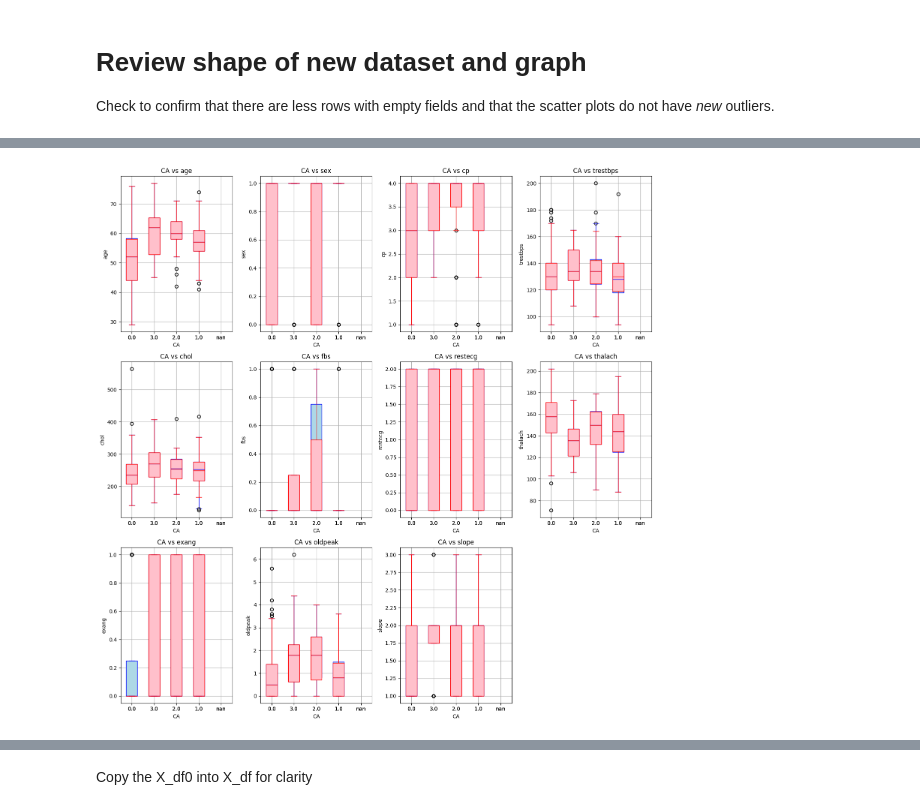
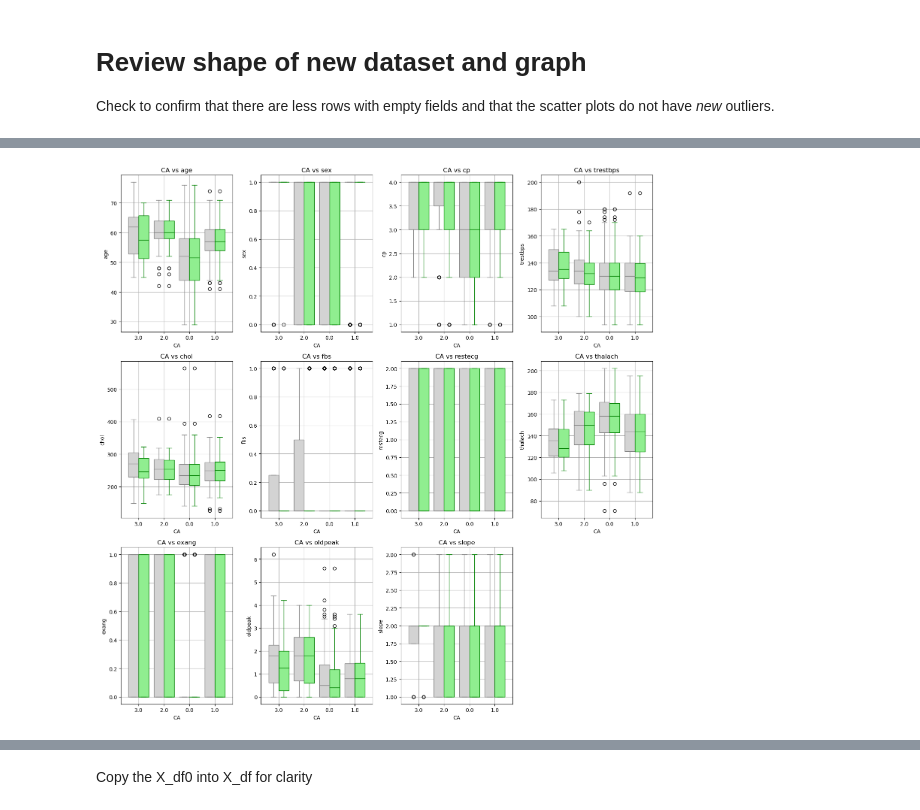
Before and after one commit to 00raymond/aiindustryproject, a Jupyter notebook: notebook.ipynb, the cells around one changed output, grey strips where cells are left out. Cells and saved outputs as stored; diff of their text form; code cells hidden in the pictures.

```diff
--- a/notebook.ipynb
+++ b/notebook.ipynb
@@ -123,7 +123,8 @@ for i, col in enumerate(cols):
 
     # Group data by unique values in 'ca'
     grouped_data = [X_df.loc[X_df['ca'] == val, col] for val in ca_unique]
-    ax.boxplot(grouped_data, tick_labels=ca_unique)
+    ax.boxplot(grouped_data)
+    ax.set_xticklabels(ca_unique)
 
     ax.set_title(f'CA vs {col}')
     ax.set_xlabel('CA')
@@ -146,7 +147,8 @@ for i, col in enumerate(cols):
     ax = axes[i]
 
     grouped_data = [X_df.loc[X_df['thal'] == val, col] for val in thal_unique]
-    ax.boxplot(grouped_data, tick_labels=thal_unique)
+    ax.boxplot(grouped_data)
+    ax.set_xticklabels(thal_unique)
 
     ax.set_title(f'Thal vs {col}')
     ax.set_xlabel('Thal')
@@ -234,76 +236,32 @@ rows = (total_plots + cols_per_row - 1) // cols_per_row
 fig, axes = plt.subplots(rows, cols_per_row, figsize=(15, rows * 5))
 axes = axes.flatten()
 
-ca_unique = X_df['ca'].unique()
-
-thal_unique = X_df['thal'].unique()
-
-print("Blue: Original Data")
-print("Red: Imputed Data")
+ca_unique = X_df_cleaned['ca'].unique()
 
 for i, col in enumerate(cols):
     ax = axes[i]
 
-    # Group data by unique values in 'ca'
-    grouped_data = [X_df.loc[X_df['ca'] == val, col] for val in ca_unique]
-    ax.boxplot(grouped_data,
-               tick_labels=ca_unique,
-               patch_artist=True,
-               boxprops=dict(facecolor='lightblue', color='blue'),
-                medianprops=dict(color='blue'),
-                whiskerprops=dict(color='blue'),
-                capprops=dict(color='blue'))
+    # Group original and cleaned data by unique values of 'ca'
+    grouped_data_original = [X_df.loc[X_df['ca'] == val, col] for val in ca_unique]
+    grouped_data_cleaned = [X_df_cleaned.loc[X_df_cleaned['ca'] == val, col] for val in ca_unique]
 
-    grouped_data = [X_df0.loc[X_df0['ca'] == val, col] for val in ca_unique]
-    ax.boxplot(grouped_data,
-               tick_labels=ca_unique,
-               patch_artist=True,
-               boxprops=dict(facecolor='pink', color='red'),
-                medianprops=dict(color='red'),
-                whiskerprops=dict(color='red'),
-                capprops=dict(color='red'))
+    # Boxplot for original data
+    ax.boxplot(grouped_data_original,
+               positions=np.arange(len(ca_unique)) - 0.2, widths=0.4,
+               patch_artist=True, boxprops=dict(facecolor='lightgray', color='gray'),
+               medianprops=dict(color='gray'), whiskerprops=dict(color='gray'), capprops=dict(color='gray'))
+
+    # Boxplot for cleaned data
+    ax.boxplot(grouped_data_cleaned,
+               positions=np.arange(len(ca_unique)) + 0.2, widths=0.4,
+               patch_artist=True, boxprops=dict(facecolor='lightgreen', color='green'),
+               medianprops=dict(color='green'), whiskerprops=dict(color='green'), capprops=dict(color='green'))
 
     ax.set_title(f'CA vs {col}')
     ax.set_xlabel('CA')
     ax.set_ylabel(col)
-    ax.grid(True)
-
-# hide unused subplots
-for i in range(len(cols), len(axes)):
-    fig.delaxes(axes[i])
-
-plt.tight_layout()
-plt.show()
-
-# plot Thal against all other columns except CA and Thal
-fig, axes = plt.subplots(rows, cols_per_row, figsize=(15, rows * 5))
-axes = axes.flatten()
-
-for i, col in enumerate(cols):
-    ax = axes[i]
-
-    # Group data by unique values in 'thal'
-    grouped_data = [X_df.loc[X_df['thal'] == val, col] for val in thal_unique]
-    ax.boxplot(grouped_data,
-               tick_labels=thal_unique,
-               patch_artist=True,
-               boxprops=dict(facecolor='lightblue', color='blue'),
-                medianprops=dict(color='blue'),
-                whiskerprops=dict(color='blue'),
-                capprops=dict(color='blue'))
-
-    grouped_data = [X_df0.loc[X_df0['thal'] == val, col] for val in thal_unique]
-    ax.boxplot(grouped_data,
-               tick_labels=thal_unique,
-               patch_artist=True,
-               boxprops=dict(facecolor='pink', color='red'),
-                medianprops=dict(color='red'),
-                whiskerprops=dict(color='red'),
-                capprops=dict(color='red'))
-
-    ax.set_title(f'Thal vs {col}')
-    ax.set_xlabel('Thal')
-    ax.set_ylabel(col)
+    ax.set_xticks(np.arange(len(ca_unique)))
+    ax.set_xticklabels(ca_unique)
     ax.grid(True)
 
 # Hide unused subplots
@@ -318 +274 @@ Red: Imputed Data
-[figure, old version]
+[figure, new version]
```
Also changed, not shown: parts of 8 cells of this notebook.
